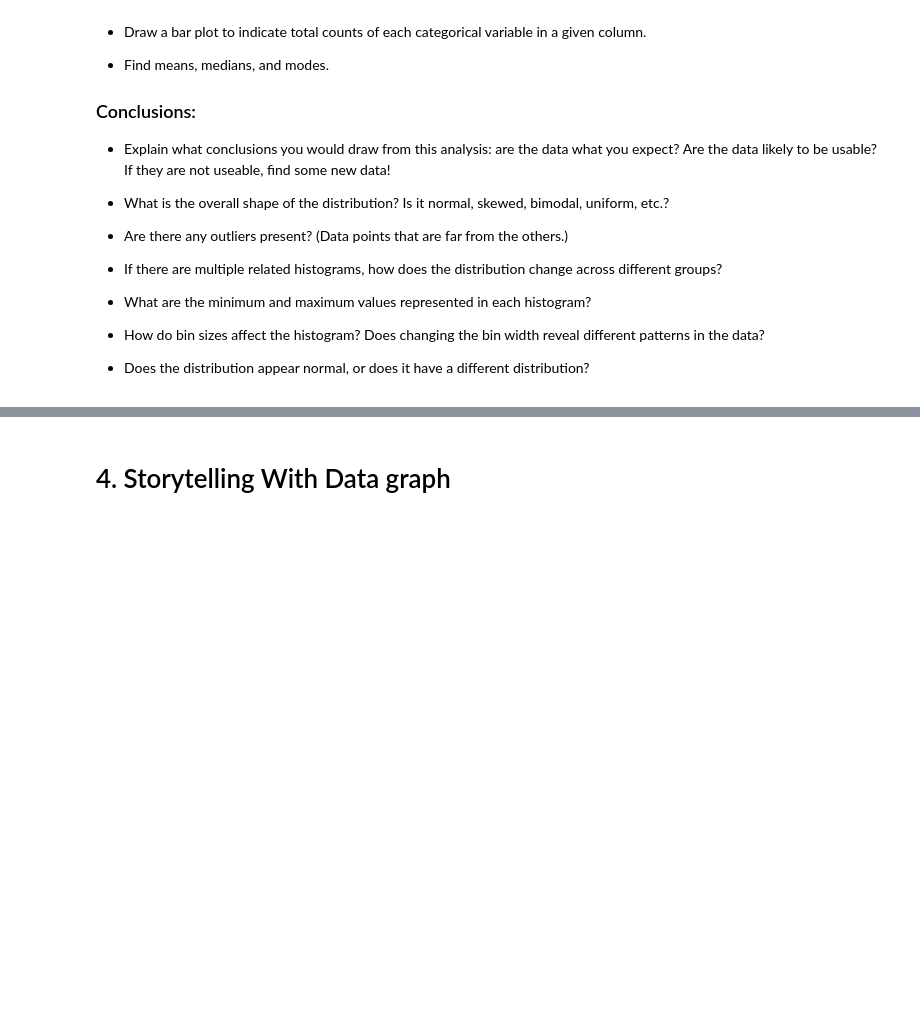
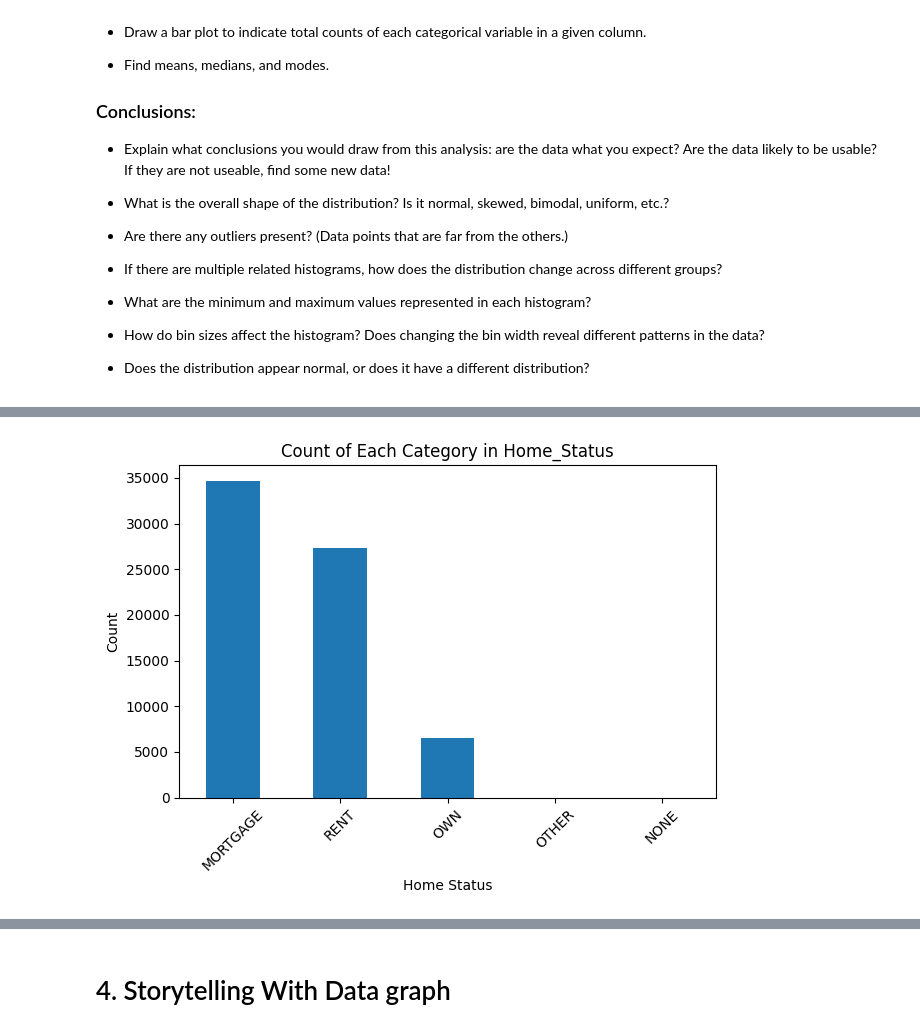
Before and after one commit to makenna-e/bu-cds-dx699s-summer-2025-assignments, a Jupyter notebook: OMDS-ModB2-Week4-Ehrlich-Makenna.ipynb, the cells around one changed output, grey strips where cells are left out. Saved outputs shown, nothing was run; the diff lists cells and outputs as text; code cells hidden in the pictures; blank space fills up the shorter version.

```diff
--- a/OMDS-ModB2-Week4-Ehrlich-Makenna.ipynb
+++ b/OMDS-ModB2-Week4-Ehrlich-Makenna.ipynb
@@ -147,0 +197,14 @@ plt.show()
+# %%
+# Get counts of each category
+home_status_counts = df_loan["Home_Status"].value_counts()
+
+# Plot the bar chart based on categories
+home_status_counts.plot(kind='bar')
+plt.xlabel("Home Status")
+plt.ylabel('Count')
+plt.title(f'Count of Each Category in Home_Status')
+plt.xticks(rotation=45)
+plt.tight_layout()
+plt.show()
+# %% [output]
+[figure, added]
```
Also changed, not shown: parts of 14 cells of this notebook.
